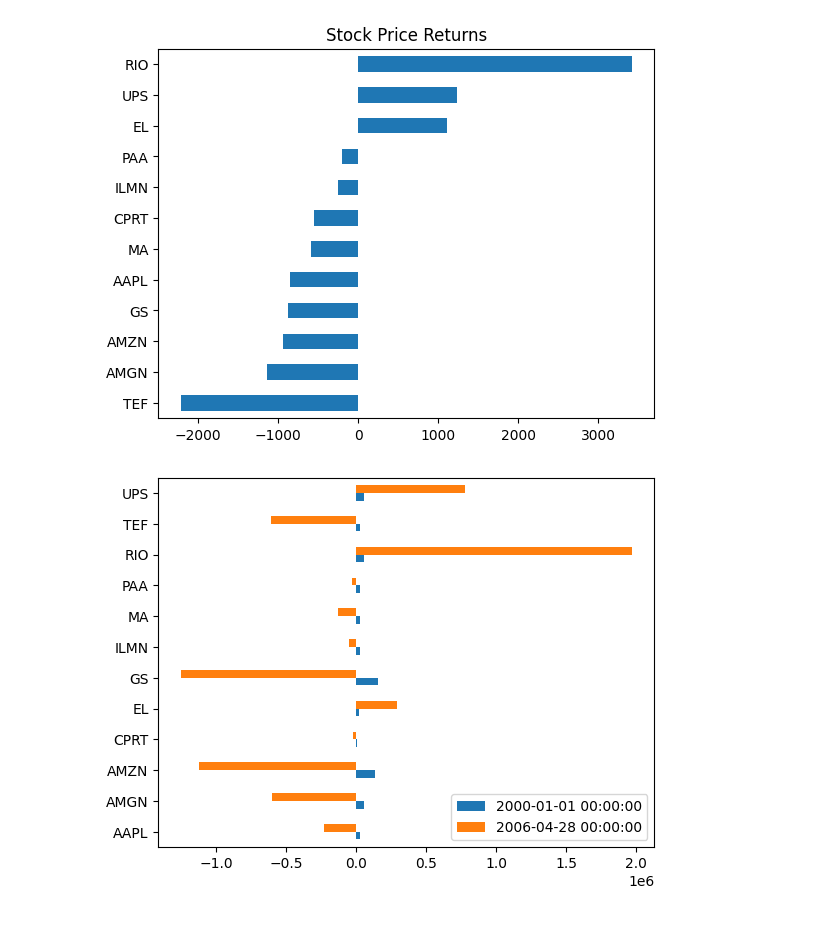
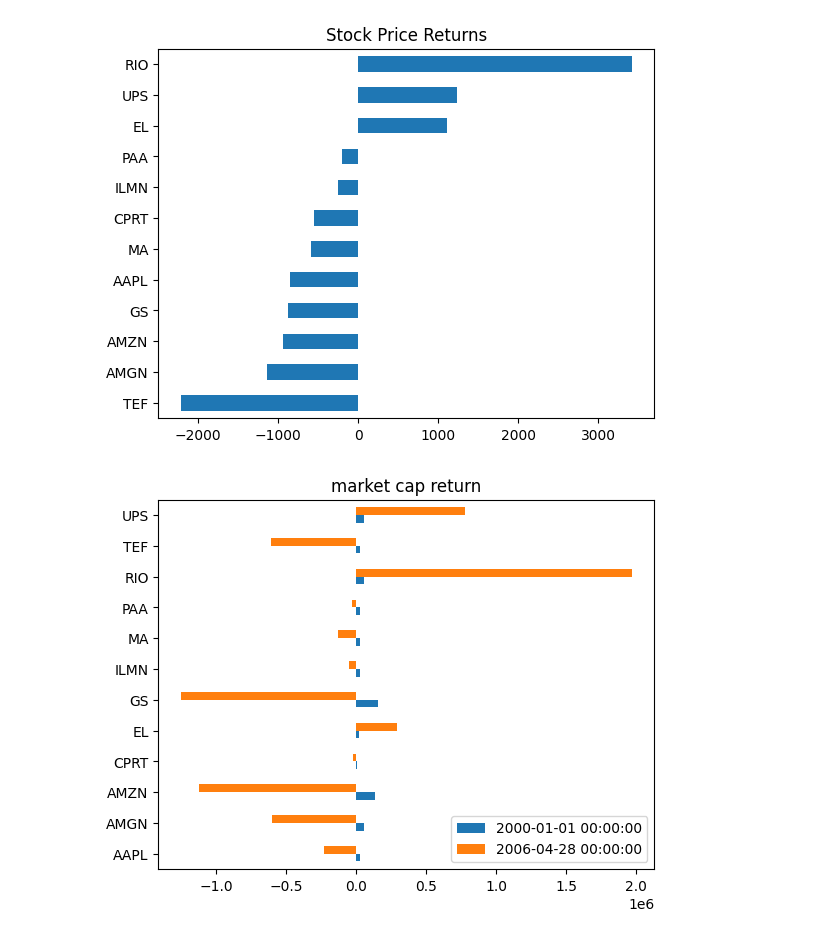
Before and after one commit to KeenGWatanabe/python, a Jupyter notebook: DateTime3.ipynb, the cells around one changed output. Drawn from its saved outputs; the diff is of its cells as text; code cells hidden in the pictures.

```diff
--- a/DateTime3.ipynb
+++ b/DateTime3.ipynb
@@ -342,22 +342,22 @@ plt.show()
 # %%
 import pandas as pd
 import matplotlib.pyplot as plt
 
 stock_prices = pd.read_csv('stock_prices.csv', parse_dates=['date'], index_col='date')
 
 # Calculate the returns
 price_return = stock_prices.iloc[-1].div(stock_prices.iloc[0]).sub(1).mul(100)
 
 
 # Create the series of market cap per ticker
 market_cap = stock_prices.mul(1000)
 
 # Select first and last market cap here
 first_value = market_cap.iloc[0]
 last_value = market_cap.iloc[-1]
 
 # Concatenate and plot first and last market cap here
-pd.concat([first_value, last_value], axis=1).plot(kind='barh')
+pd.concat([first_value, last_value], axis=1).plot(kind='barh', title='market cap return')
 plt.show()
 # %% [output]
-[figure, old version]
+[figure, new version]
```
Also changed, not shown: parts of 4 cells of this notebook, 1 other file.
